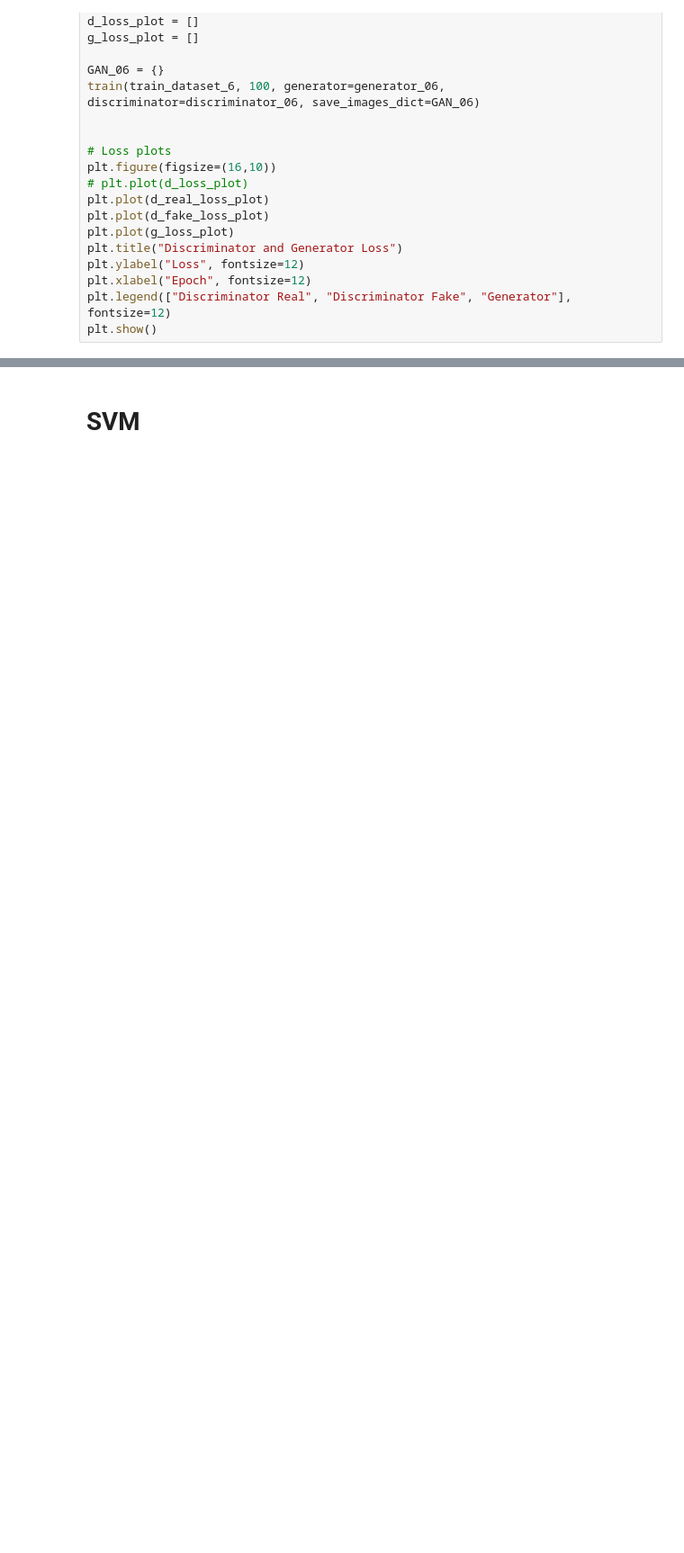
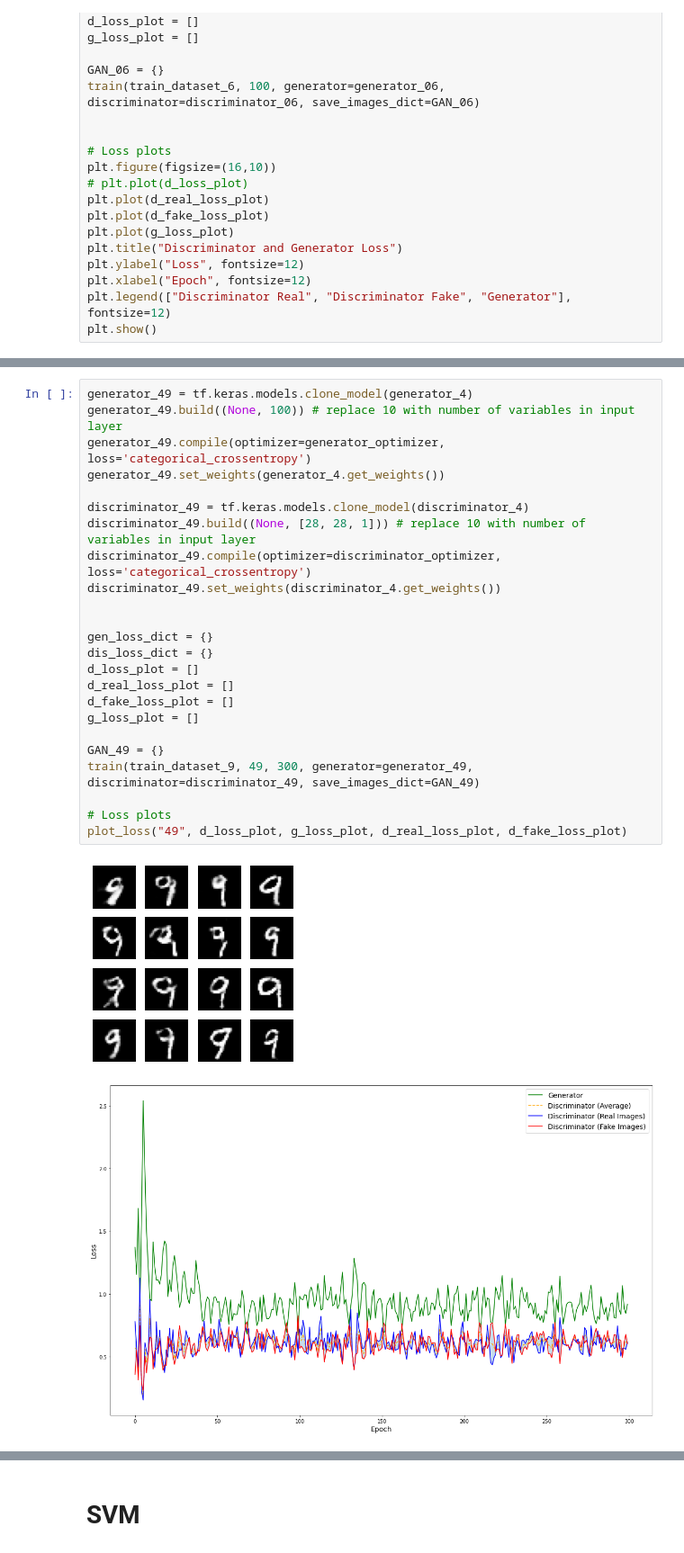
Before and after one commit to iamfredo/gans_mnist, a Jupyter notebook: gans_test.ipynb, the cells around one changed output, grey strips where cells are left out. Shown at 90% size. Cells and saved outputs as stored; diff of their text form; blank space fills up the shorter version.

```diff
--- a/gans_test.ipynb
+++ b/gans_test.ipynb
@@ -719,0 +748,27 @@ plt.show()
+# %%
+generator_49 = tf.keras.models.clone_model(generator_4)
+generator_49.build((None, 100)) # replace 10 with number of variables in input layer
+generator_49.compile(optimizer=generator_optimizer, loss='categorical_crossentropy')
+generator_49.set_weights(generator_4.get_weights())
+
+discriminator_49 = tf.keras.models.clone_model(discriminator_4)
+discriminator_49.build((None, [28, 28, 1])) # replace 10 with number of variables in input layer
+discriminator_49.compile(optimizer=discriminator_optimizer, loss='categorical_crossentropy')
+discriminator_49.set_weights(discriminator_4.get_weights())
+
+
+gen_loss_dict = {}
+dis_loss_dict = {}
+d_loss_plot = []
+d_real_loss_plot = []
+d_fake_loss_plot = []
+g_loss_plot = []
+
+GAN_49 = {}
+train(train_dataset_9, 49, 300, generator=generator_49, discriminator=discriminator_49, save_images_dict=GAN_49)
+
+# Loss plots
+plot_loss("49", d_loss_plot, g_loss_plot, d_real_loss_plot, d_fake_loss_plot)
+# %% [output]
+[figure, added]
+[figure, added]
```
Also changed, not shown: parts of 60 cells of this notebook, 1 other file.
